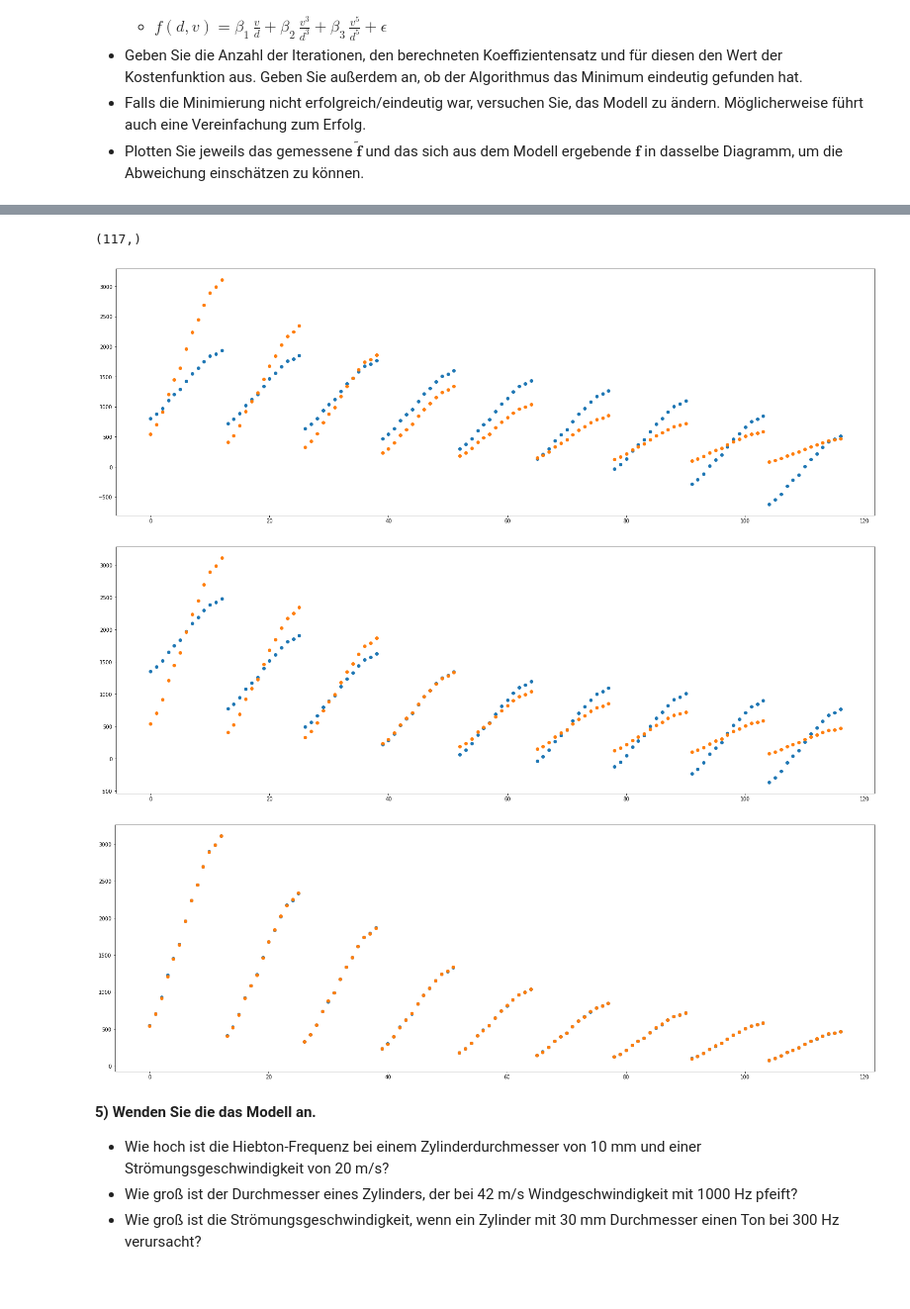
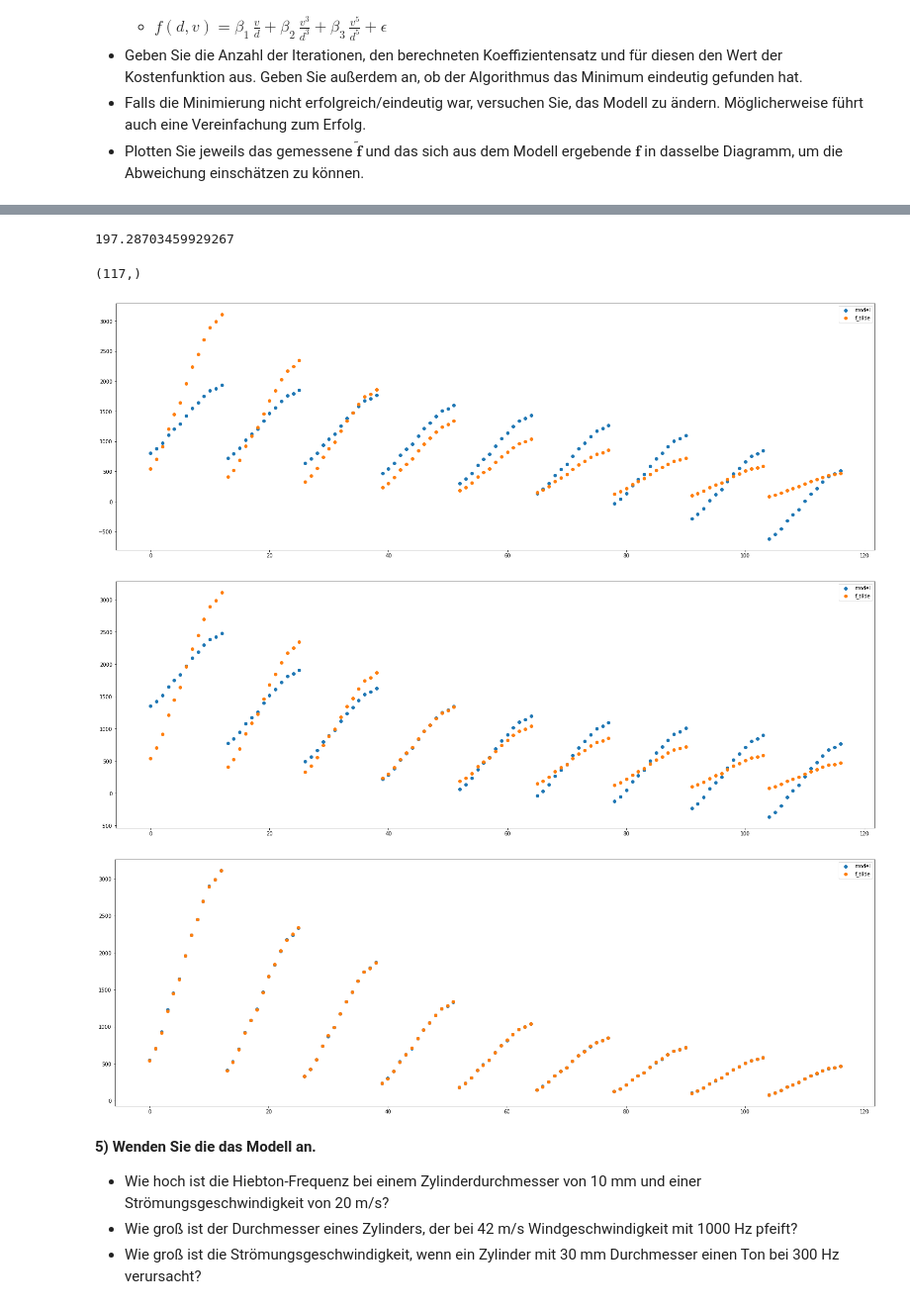
Before and after one commit to jlb-jlb/python_fuer_Ings, a Jupyter notebook: Other/HA5_Gruppe63.ipynb, the cells around one changed output, grey strips where cells are left out. Shown at 99% size. Cells and saved outputs as stored; diff of their text form; code cells hidden in the pictures.

```diff
--- a/Other/HA5_Gruppe63.ipynb
+++ b/Other/HA5_Gruppe63.ipynb
@@ -236,27 +241,32 @@ reg_daten_3(daten,zylinderdurchmesser))]
 [None, None, None]
+# %%
+result[2].x[0]
+# %% [output]
+197.28703459929267
 # %%
-X1 = reg_daten_1(daten,zylinderdurchmesser)[0]
+X1, f_tilde = reg_daten_1(daten,zylinderdurchmesser)
 X2 = reg_daten_2(daten,zylinderdurchmesser)[0]
 X3 = reg_daten_3(daten,zylinderdurchmesser)[0]
 
 f1 = []
 f2 = []
 f3 = []
 
 f_modell = [X1@result[0].x,X2@result[1].x,X3@result[2].x]
 print(f_modell[0].shape)
 
 j=4
 for i in f_modell:
     fig = plt.figure(j,(27,9))
     j+=1
     plt.scatter(range(117),i)
     plt.scatter(range(117),f_tilde)
+    plt.legend(["model", "f_tilde"])
 # %% [output]
 (117,)
-[figure, old version]
+[figure, new version]
-[figure, old version]
+[figure, new version]
-[figure, old version]
+[figure, new version]
 # %% [markdown]
 **5) Wenden Sie die das Modell an.**
   * Wie hoch ist die Hiebton-Frequenz bei einem Zylinderdurchmesser von 10 mm und einer Strömungsgeschwindigkeit von 20 m/s?
```
Also changed, not shown: parts of 4 cells of this notebook, 1 other file.
